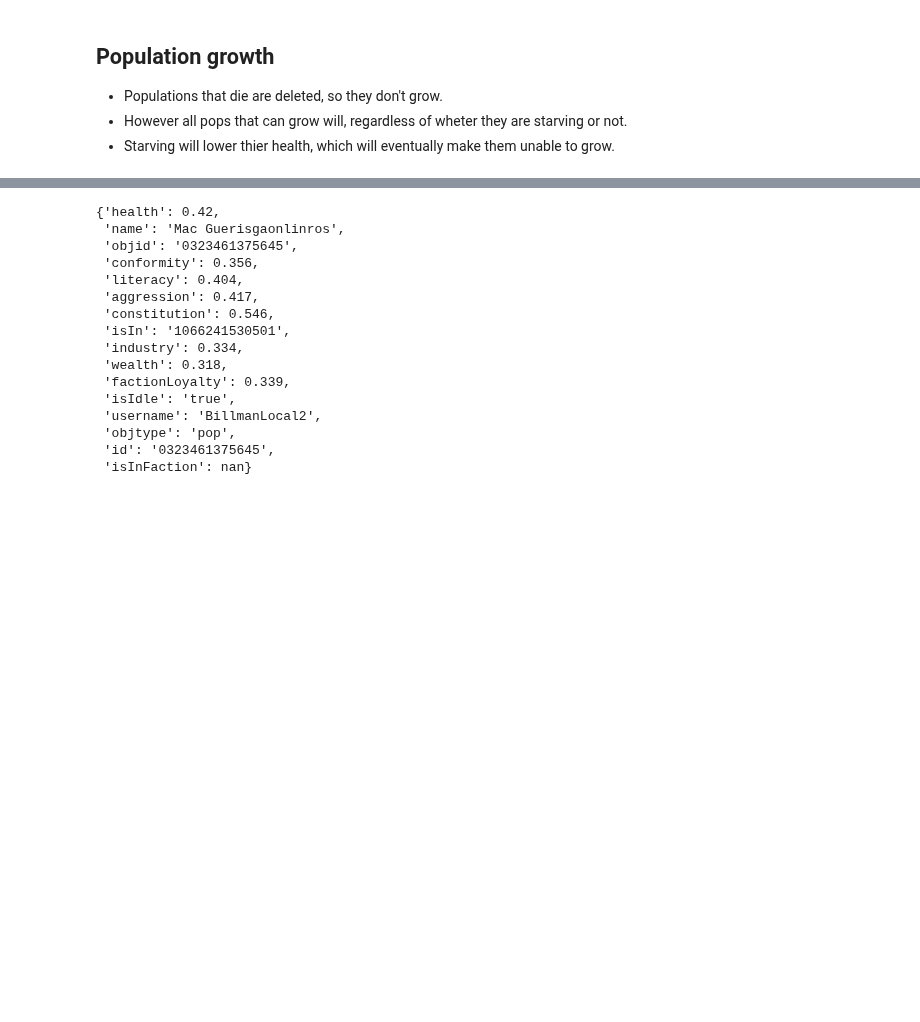
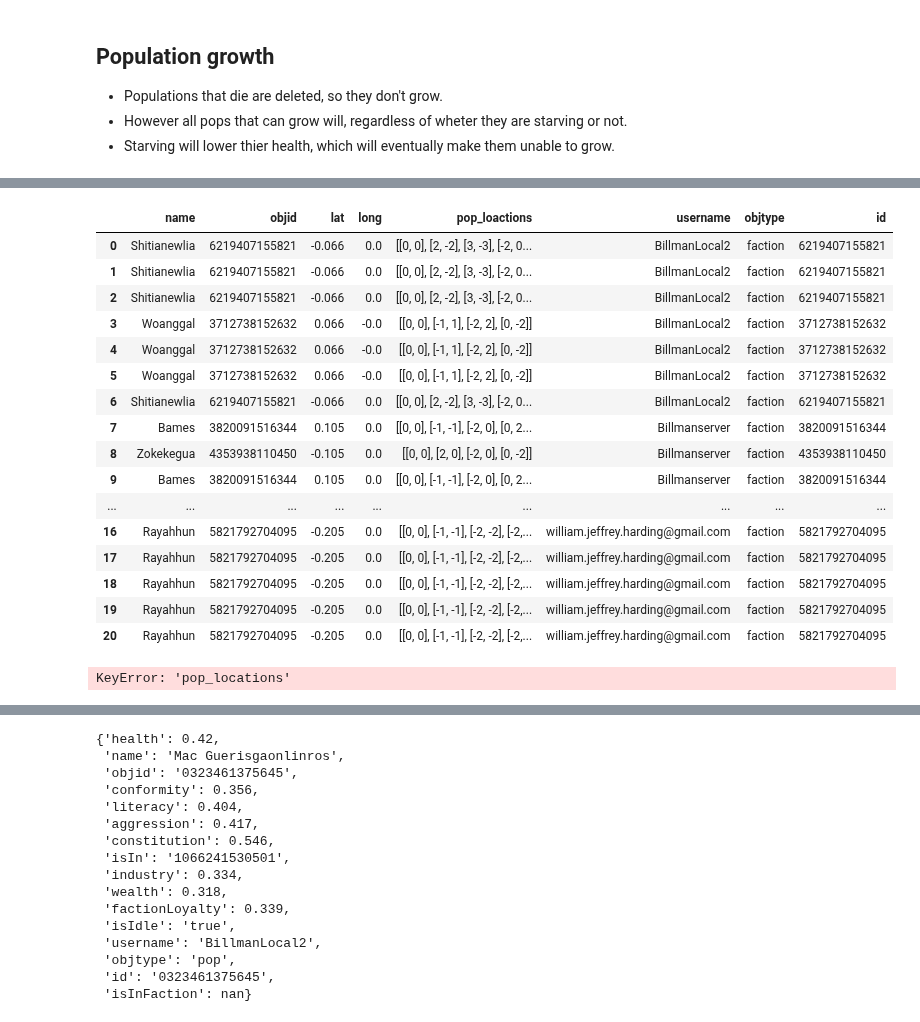
Before and after one commit to BillmanH/exoplanets, a Jupyter notebook: notebooks/People/Population Growth.ipynb, the cells around one changed output, grey strips where cells are left out. Saved outputs shown, nothing was run; the diff lists cells and outputs as text; code cells hidden in the pictures; blank space fills up the shorter version.

```diff
--- a/notebooks/People/Population Growth.ipynb
+++ b/notebooks/People/Population Growth.ipynb
@@ -392,3 +399,27 @@ locations_df
+# %%
+factions_df
+# %% [output]
+|  | name | objid | lat | long | pop_loactions | username | objtype | id |
+| 0 | Shitianewlia | 6219407155821 | -0.066 | 0.0 | [[0, 0], [2, -2], [3, -3], [-2, 0... | BillmanLocal2 | faction | 6219407155821 |
+| 1 | Shitianewlia | 6219407155821 | -0.066 | 0.0 | [[0, 0], [2, -2], [3, -3], [-2, 0... | BillmanLocal2 | faction | 6219407155821 |
+| 2 | Shitianewlia | 6219407155821 | -0.066 | 0.0 | [[0, 0], [2, -2], [3, -3], [-2, 0... | BillmanLocal2 | faction | 6219407155821 |
+| 3 | Woanggal | 3712738152632 | 0.066 | -0.0 | [[0, 0], [-1, 1], [-2, 2], [0, -2]] | BillmanLocal2 | faction | 3712738152632 |
+| 4 | Woanggal | 3712738152632 | 0.066 | -0.0 | [[0, 0], [-1, 1], [-2, 2], [0, -2]] | BillmanLocal2 | faction | 3712738152632 |
+| 5 | Woanggal | 3712738152632 | 0.066 | -0.0 | [[0, 0], [-1, 1], [-2, 2], [0, -2]] | BillmanLocal2 | faction | 3712738152632 |
+| 6 | Shitianewlia | 6219407155821 | -0.066 | 0.0 | [[0, 0], [2, -2], [3, -3], [-2, 0... | BillmanLocal2 | faction | 6219407155821 |
+| 7 | Bames | 3820091516344 | 0.105 | 0.0 | [[0, 0], [-1, -1], [-2, 0], [0, 2... | Billmanserver | faction | 3820091516344 |
+| 8 | Zokekegua | 4353938110450 | -0.105 | 0.0 | [[0, 0], [2, 0], [-2, 0], [0, -2]] | Billmanserver | faction | 4353938110450 |
+| 9 | Bames | 3820091516344 | 0.105 | 0.0 | [[0, 0], [-1, -1], [-2, 0], [0, 2... | Billmanserver | faction | 3820091516344 |
+| ... | ... | ... | ... | ... | ... | ... | ... | ... |
+| 16 | Rayahhun | 5821792704095 | -0.205 | 0.0 | [[0, 0], [-1, -1], [-2, -2], [-2,... | william.jeffrey.harding@gmail.com | faction | 5821792704095 |
+| 17 | Rayahhun | 5821792704095 | -0.205 | 0.0 | [[0, 0], [-1, -1], [-2, -2], [-2,... | william.jeffrey.harding@gmail.com | faction | 5821792704095 |
+| 18 | Rayahhun | 5821792704095 | -0.205 | 0.0 | [[0, 0], [-1, -1], [-2, -2], [-2,... | william.jeffrey.harding@gmail.com | faction | 5821792704095 |
+| 19 | Rayahhun | 5821792704095 | -0.205 | 0.0 | [[0, 0], [-1, -1], [-2, -2], [-2,... | william.jeffrey.harding@gmail.com | faction | 5821792704095 |
+| 20 | Rayahhun | 5821792704095 | -0.205 | 0.0 | [[0, 0], [-1, -1], [-2, -2], [-2,... | william.jeffrey.harding@gmail.com | faction | 5821792704095 |
+# %%
+factions_df['pop_locations']
+# %% [output]
+KeyError: 'pop_locations'
 # %%
 pops_df['roll'] = pops_df['objid'].apply(lambda x: np.random.random())
 pops_df['grow'] = pops_df[['wealth','health']].T.mean() >= pops_df['roll']
```
Also changed, not shown: parts of 16 cells of this notebook, 5 other files.
